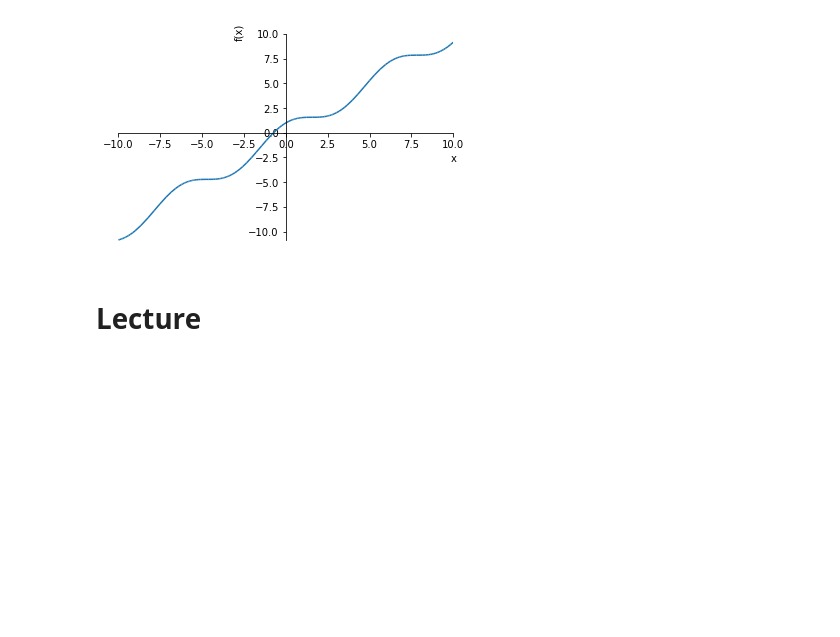
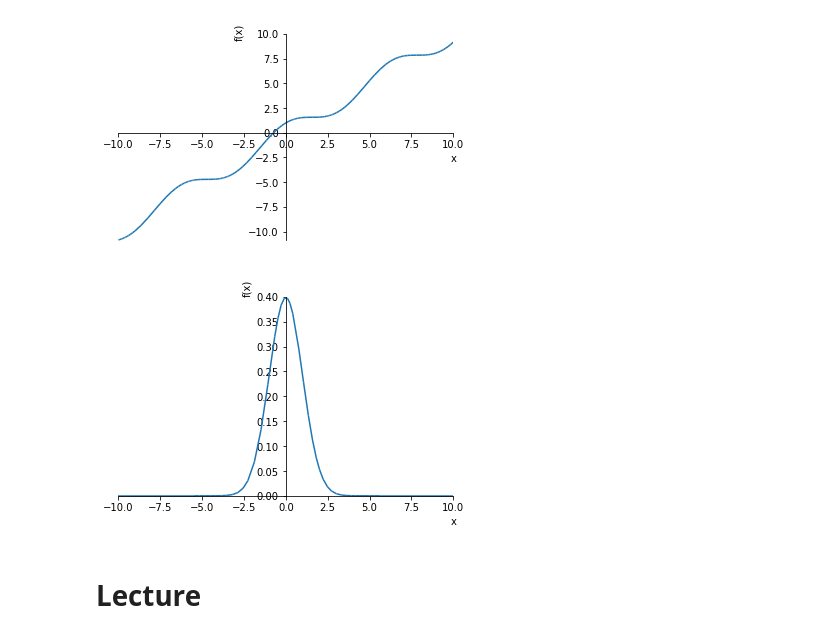
Before and after one commit to sju-chem264-2019/9-26-2019-symbolic-math-Yekaterina25, a Jupyter notebook: symbolic_math.ipynb, the cells around one changed output. Drawn from its saved outputs; the diff is of its cells as text; code cells hidden in the pictures; blank space fills up the shorter version.

```diff
--- a/symbolic_math.ipynb
+++ b/symbolic_math.ipynb
@@ -251,7 +251,10 @@ p = sym.plot(expr1)
 # %% [output]
 [figure]
 # %%
-expr2 = (1/(sym.sqrt(2*sym.pi))) * sym.E ** (-x**2)
+expr2 = (1/(sym.sqrt(2*sym.pi))) * sym.E ** (-x**2/2)
+p = sym.plot(expr2)
+# %% [output]
+[figure, added]
 # %% [markdown]
 # Lecture
 # %% [markdown]
```
Also changed, not shown: parts of 10 cells of this notebook.
